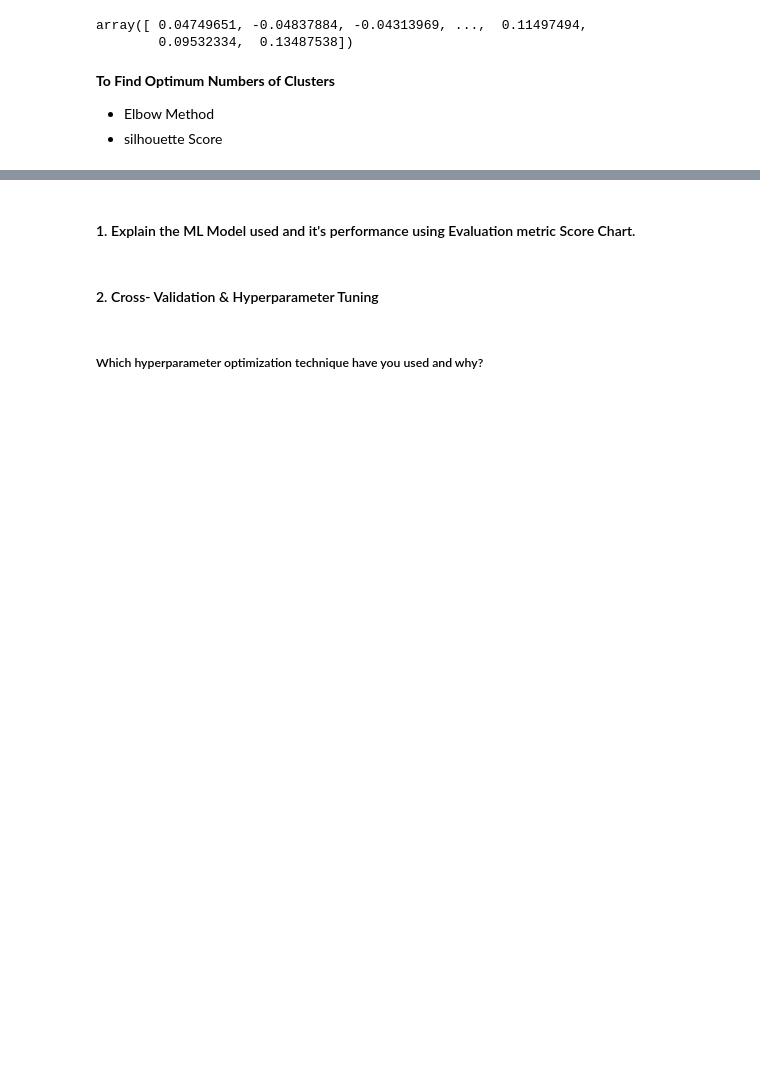
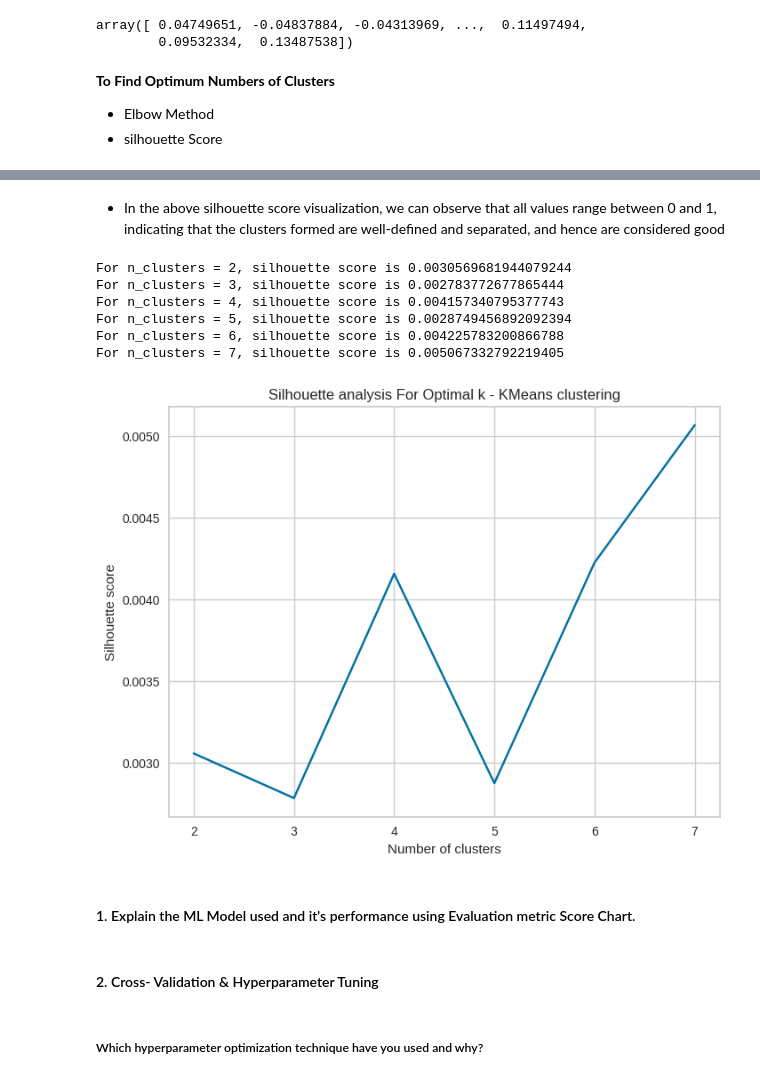
Before and after one commit to Navjotkhatri/NETFLIX-MOVIES-AND-TV-SHOWS-CLUSTERING, a Jupyter notebook: NETFLIX_MOVIES_AND_TV_SHOWS_CLUSTERING.ipynb, the cells around one changed output, grey strips where cells are left out. Drawn from its saved outputs; the diff is of its cells as text; code cells hidden in the pictures; blank space fills up the shorter version.

```diff
--- a/NETFLIX_MOVIES_AND_TV_SHOWS_CLUSTERING.ipynb
+++ b/NETFLIX_MOVIES_AND_TV_SHOWS_CLUSTERING.ipynb
@@ -1450,3 +1508,42 @@ plt.show()
+# %% [markdown]
+* In the above silhouette score visualization, we can observe that all values range between 0 and 1, indicating that the clusters formed are well-defined and separated, and hence are considered good
+# %%
+# Silhouette score method to find the optimal value of k
+# Initialize a list to store the silhouette score for each value of k
+silhouette_avg = []
+
+# Define a list of possible number of clusters
+range_n_clusters = [2, 3, 4, 5, 6, 7]
+
+# Loop through each value of k
+for n_clusters in range_n_clusters:
+    # Initialize the k-means model with the current value of k
+    kmeans = KMeans(n_clusters=n_clusters, init='k-means++', random_state=42)
+    # Fit the model to the data
+    kmeans.fit(x)
+    # Predict the cluster labels for each point in the data
+    labels = kmeans.labels_
+    # Compute the silhouette score for the model
+    score = silhouette_score(x, labels)
+    # Append the silhouette score to the list of scores
+    silhouette_avg.append(score)
+    # Print the silhouette score for the current value of k
+    print("For n_clusters = {}, silhouette score is {}".format(n_clusters, score))
+
+# Plot the Silhouette analysis
+plt.plot(range_n_clusters, silhouette_avg)
+plt.xlabel('Number of clusters')
+plt.ylabel('Silhouette score')
+plt.title('Silhouette analysis For Optimal k - KMeans clustering')
+plt.show()
+# %% [output]
+For n_clusters = 2, silhouette score is 0.0030569681944079244
+For n_clusters = 3, silhouette score is 0.002783772677865444
+For n_clusters = 4, silhouette score is 0.004157340795377743
+For n_clusters = 5, silhouette score is 0.0028749456892092394
+For n_clusters = 6, silhouette score is 0.004225783200866788
+For n_clusters = 7, silhouette score is 0.005067332792219405
+[figure, added]
 # %% [markdown]
 #### 1. Explain the ML Model used and it's performance using Evaluation metric Score Chart.
 # %%
```
Also changed, not shown: parts of 7 cells of this notebook.
